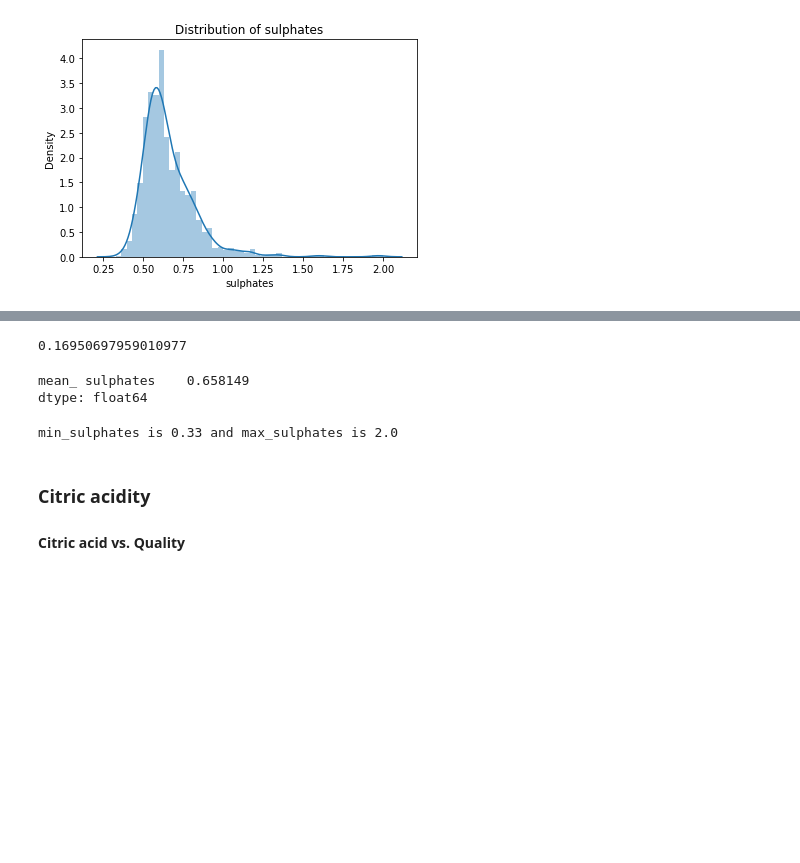
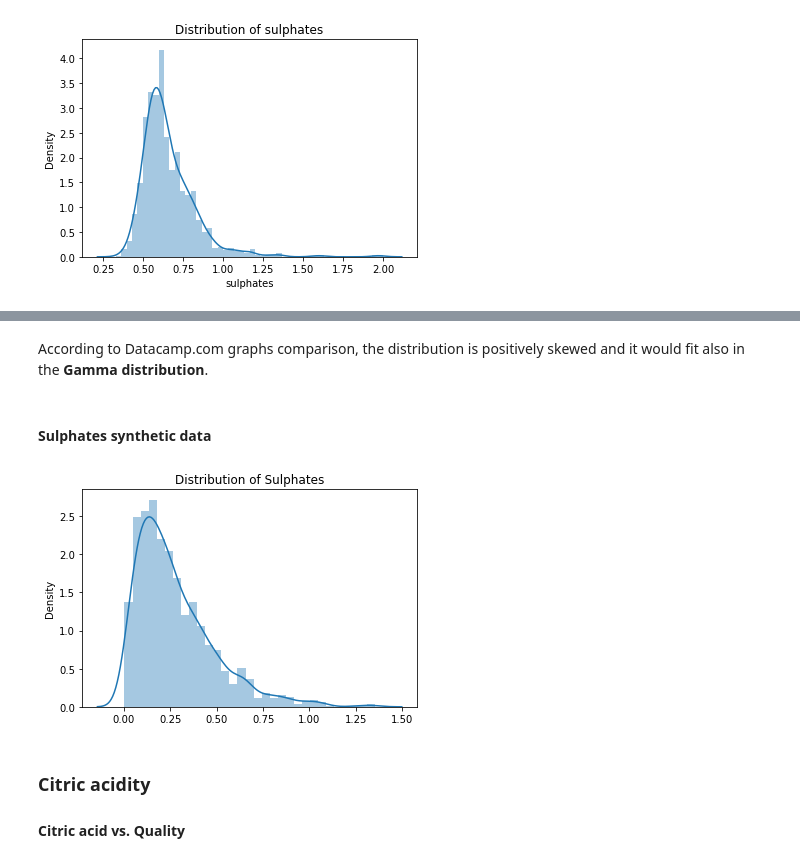
Before and after one commit to LaisColetta/PdDA_Assignment, a Jupyter notebook: PdDA_Assignment.ipynb, the cells around one changed output, grey strips where cells are left out. Drawn from its saved outputs; the diff is of its cells as text; code cells hidden in the pictures; blank space fills up the shorter version.

```diff
--- a/PdDA_Assignment.ipynb
+++ b/PdDA_Assignment.ipynb
@@ -410,21 +432,15 @@ According to Datacamp.com, the distribution is positively skewed and it would fi
-# %%
-# calculate the standart deviation
-df["sulphates"].std()
-# %% [output]
-0.16950697959010977
-# %%
-df2 = df.mean()
-mean_sulphates = df[["sulphates"]].mean()
-print('mean_', mean_sulphates)
-# %% [output]
-mean_ sulphates    0.658149
-dtype: float64
-# %%
-min_sulphates = df['sulphates'].min()
-max_sulphates = df['sulphates'].max()
-print ('min_sulphates is', min_sulphates, 'and max_sulphates is', max_sulphates)
-# %% [output]
-min_sulphates is 0.33 and max_sulphates is 2.0
+# %% [markdown]
+According to Datacamp.com graphs comparison, the distribution is positively skewed and it would fit also in the <b>Gamma distribution</b>.
+# %% [markdown]
+#### Sulphates synthetic data
+# %%
+shape=2.0-0.33
+sulphates_random = rng.gamma(shape, scale=0.16, size=1599)
+sns.distplot(sulphates_random);
+plt.title("Distribution of Sulphates")
+plt.show()
+# %% [output]
+[figure, added]
 # %% [markdown]
 ### Citric acidity
 
```
Also changed, not shown: parts of 45 cells of this notebook, 1 other file.
